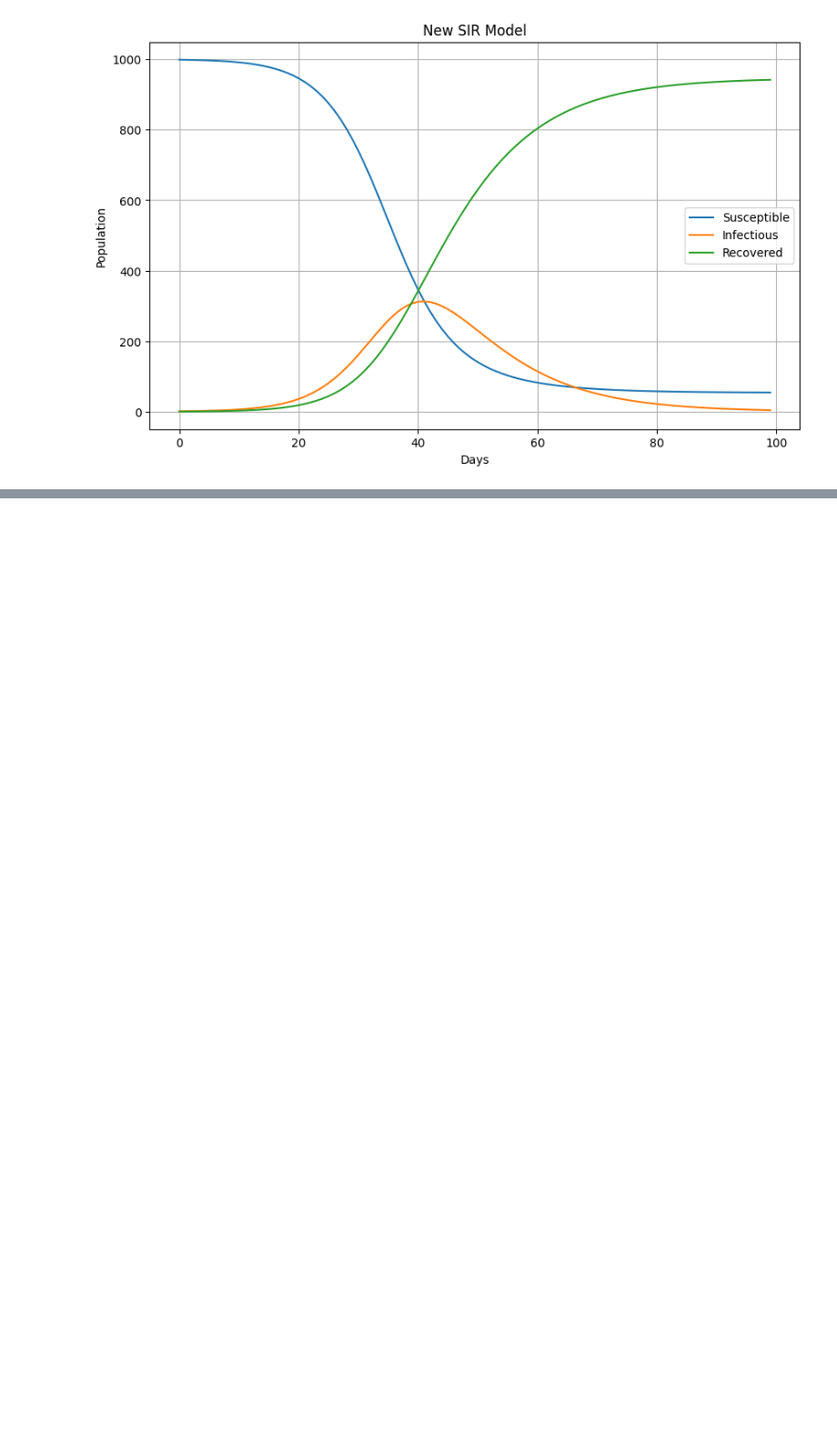
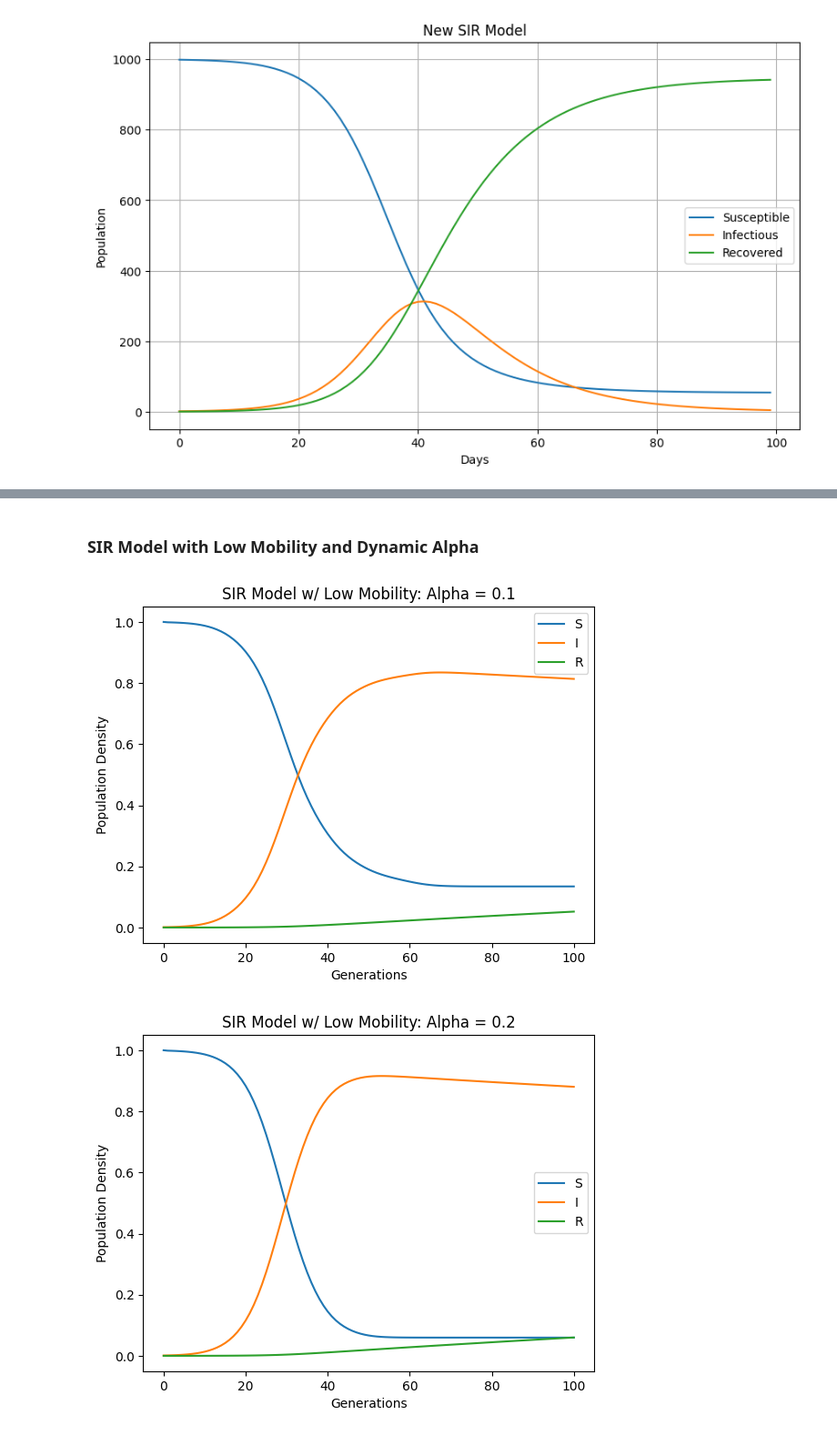
Before and after one commit to Virmani12/02712-Final-Project, a Jupyter notebook: simulations.ipynb, the cells around one changed output, grey strips where cells are left out. Shown at 91% size. Drawn from its saved outputs; the diff is of its cells as text; code cells hidden in the pictures; blank space fills up the shorter version.

```diff
--- a/simulations.ipynb
+++ b/simulations.ipynb
@@ -251,0 +279,11 @@ plt.show()
+# %% [markdown]
+### SIR Model with Low Mobility and Dynamic Alpha
+# %%
+type = "Low"
+threshold = 0.1
+dynamic_alpha_results = dynamic_alpha(type, threshold, beta, mu, N, n_locations, days, alphas, trials)
+translation = {0:"S", 1:"I", 2:"R"}
+sir_plotting(dynamic_alpha_results.items(), type)
+# %% [output]
+[figure, added]
+[figure, added]
```
Also changed, not shown: parts of 12 cells of this notebook.
